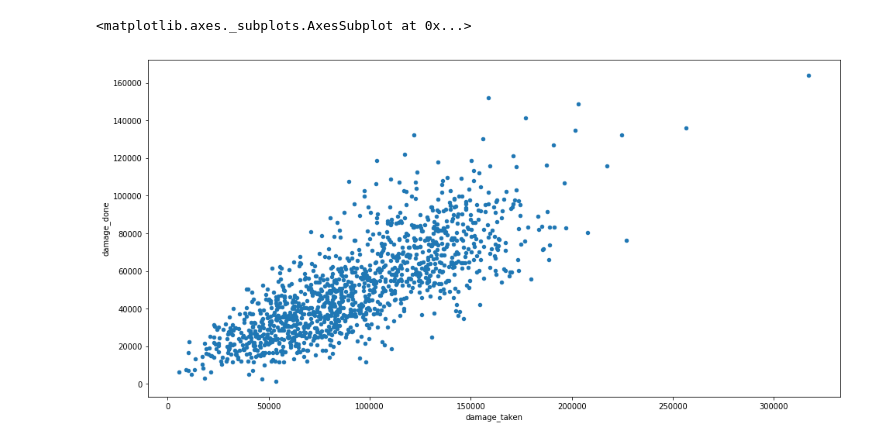
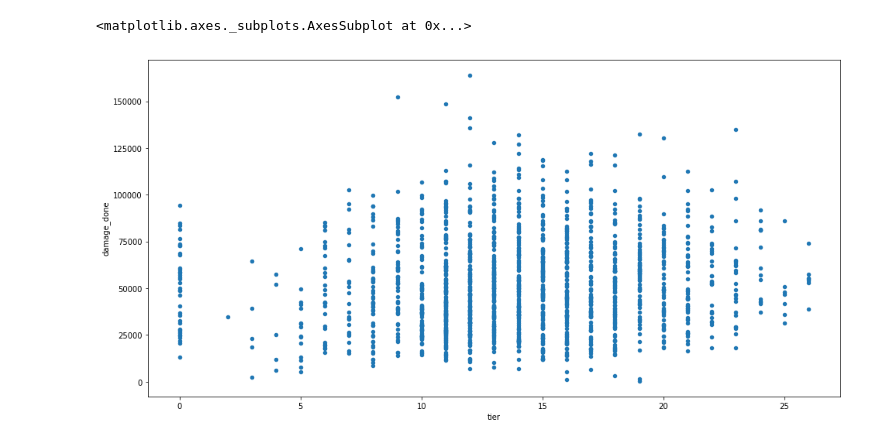
Before and after one commit to MattKovtun/PaladinsDataAnalysis, a Jupyter notebook: notebooks/Untitled2.ipynb, the cells around one changed output. Cells and saved outputs as stored; diff of their text form; code cells hidden in the pictures.

```diff
--- a/notebooks/Untitled2.ipynb
+++ b/notebooks/Untitled2.ipynb
@@ -20,5 +27,5 @@ df.head()
 # %%
-df[df['hero'] == 'Inara'].plot.scatter(figsize=(16,8),x='damage_taken', y='damage_done')
+df[df['hero'] == 'Inara'].plot.scatter(figsize=(16,8),x='tier', y='damage_done')
 # %% [output]
 <matplotlib.axes._subplots.AxesSubplot at 0x...>
-[figure, old version]
+[figure, new version]
```
Also changed, not shown: parts of 3 cells of this notebook, 6 other files.
